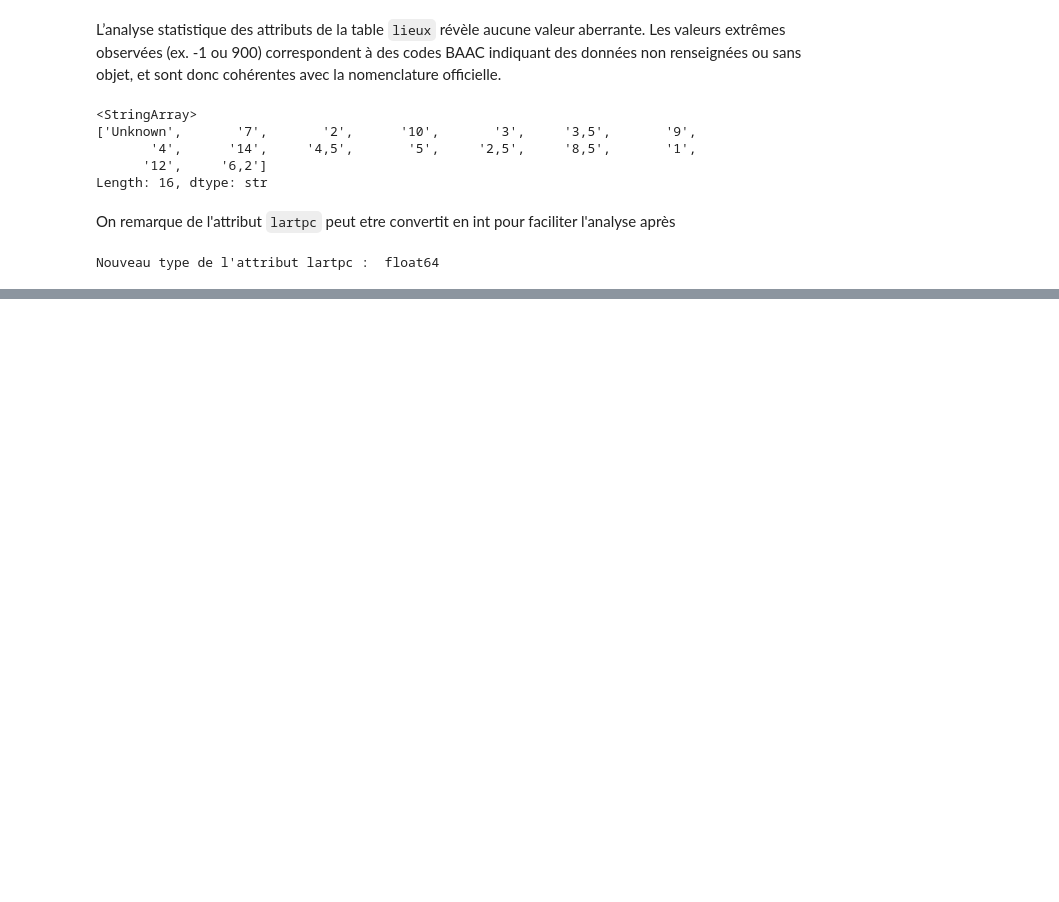
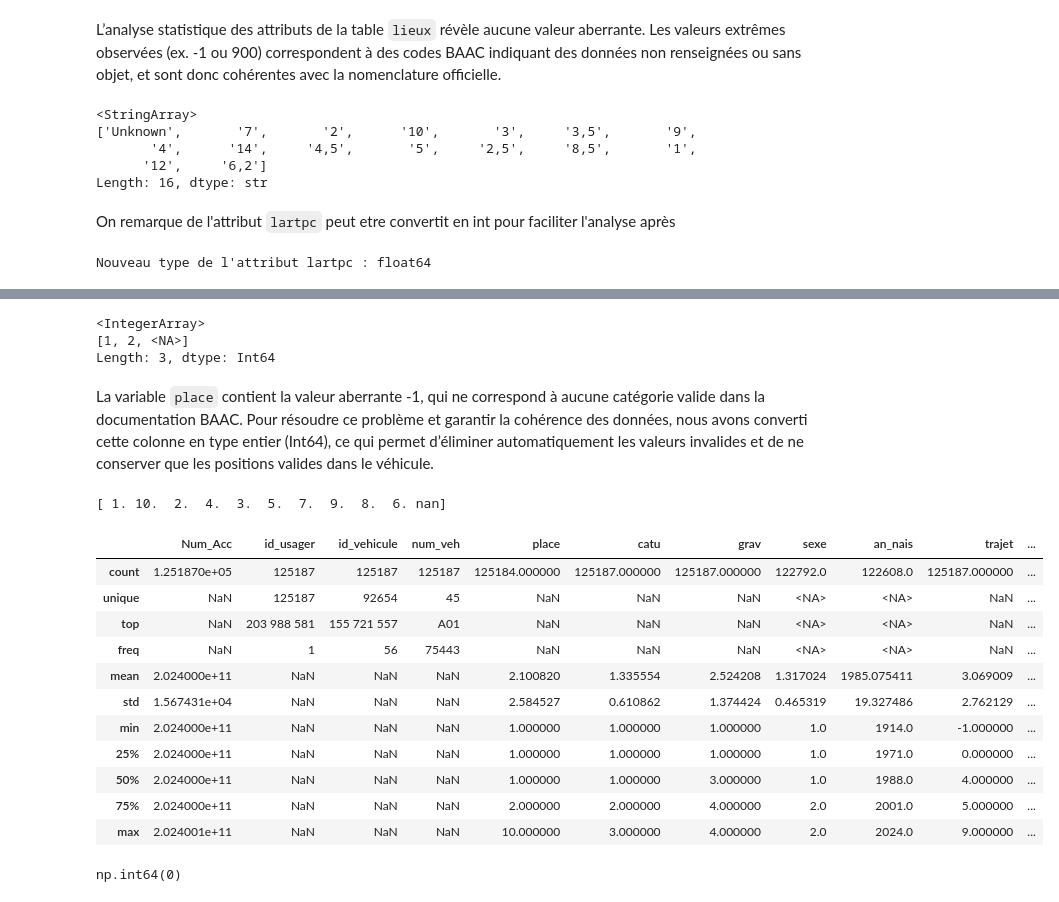
Before and after one commit to Ilyies07/analyse-data-accidents-route-france, a Jupyter notebook: analyse.ipynb, the cells around one changed output, grey strips where cells are left out. Drawn from its saved outputs; the diff is of its cells as text; code cells hidden in the pictures; blank space fills up the shorter version.

```diff
--- a/analyse.ipynb
+++ b/analyse.ipynb
@@ -320,0 +430,33 @@ Nouveau type de l'attribut lartpc :  float64
+# %%
+usagers["sexe"] = usagers["sexe"].replace(-1, np.nan)     # Remplacement des -1 par nan
+print(usagers["sexe"].unique())
+# %% [output]
+<IntegerArray>
+[1, 2, <NA>]
+Length: 3, dtype: Int64
+# %% [markdown]
+La variable `place` contient la valeur aberrante -1, qui ne correspond à aucune catégorie valide dans la documentation BAAC. Pour résoudre ce problème et garantir la cohérence des données, nous avons converti cette colonne en type entier (Int64), ce qui permet d’éliminer automatiquement les valeurs invalides et de ne conserver que les positions valides dans le véhicule.
+# %%
+print(usagers["place"].unique())
+usagers["place"] = usagers["place"].replace(-1, np.nan)
+# %% [output]
+[ 1. 10.  2.  4.  3.  5.  7.  9.  8.  6. nan]
+# %%
+usagers.describe(include='all')
+# %% [output]
+|  | Num_Acc | id_usager | id_vehicule | num_veh | place | catu | grav | sexe | an_nais | trajet | ... |
+| count | 1.251870e+05 | 125187 | 125187 | 125187 | 125184.000000 | 125187.000000 | 125187.000000 | 122792.0 | 122608.0 | 125187.000000 | ... |
+| unique | NaN | 125187 | 92654 | 45 | NaN | NaN | NaN | <NA> | <NA> | NaN | ... |
+| top | NaN | 203 988 581 | 155 721 557 | A01 | NaN | NaN | NaN | <NA> | <NA> | NaN | ... |
+| freq | NaN | 1 | 56 | 75443 | NaN | NaN | NaN | <NA> | <NA> | NaN | ... |
+| mean | 2.024000e+11 | NaN | NaN | NaN | 2.100820 | 1.335554 | 2.524208 | 1.317024 | 1985.075411 | 3.069009 | ... |
+| std | 1.567431e+04 | NaN | NaN | NaN | 2.584527 | 0.610862 | 1.374424 | 0.465319 | 19.327486 | 2.762129 | ... |
+| min | 2.024000e+11 | NaN | NaN | NaN | 1.000000 | 1.000000 | 1.000000 | 1.0 | 1914.0 | -1.000000 | ... |
+| 25% | 2.024000e+11 | NaN | NaN | NaN | 1.000000 | 1.000000 | 1.000000 | 1.0 | 1971.0 | 0.000000 | ... |
+| 50% | 2.024000e+11 | NaN | NaN | NaN | 1.000000 | 1.000000 | 3.000000 | 1.0 | 1988.0 | 4.000000 | ... |
+| 75% | 2.024000e+11 | NaN | NaN | NaN | 2.000000 | 2.000000 | 4.000000 | 2.0 | 2001.0 | 5.000000 | ... |
+| max | 2.024001e+11 | NaN | NaN | NaN | 10.000000 | 3.000000 | 4.000000 | 2.0 | 2024.0 | 9.000000 | ... |
+# %%
+usagers["actp"].isna().sum()
+# %% [output]
+np.int64(0)
```
Also changed, not shown: parts of 13 cells of this notebook.
